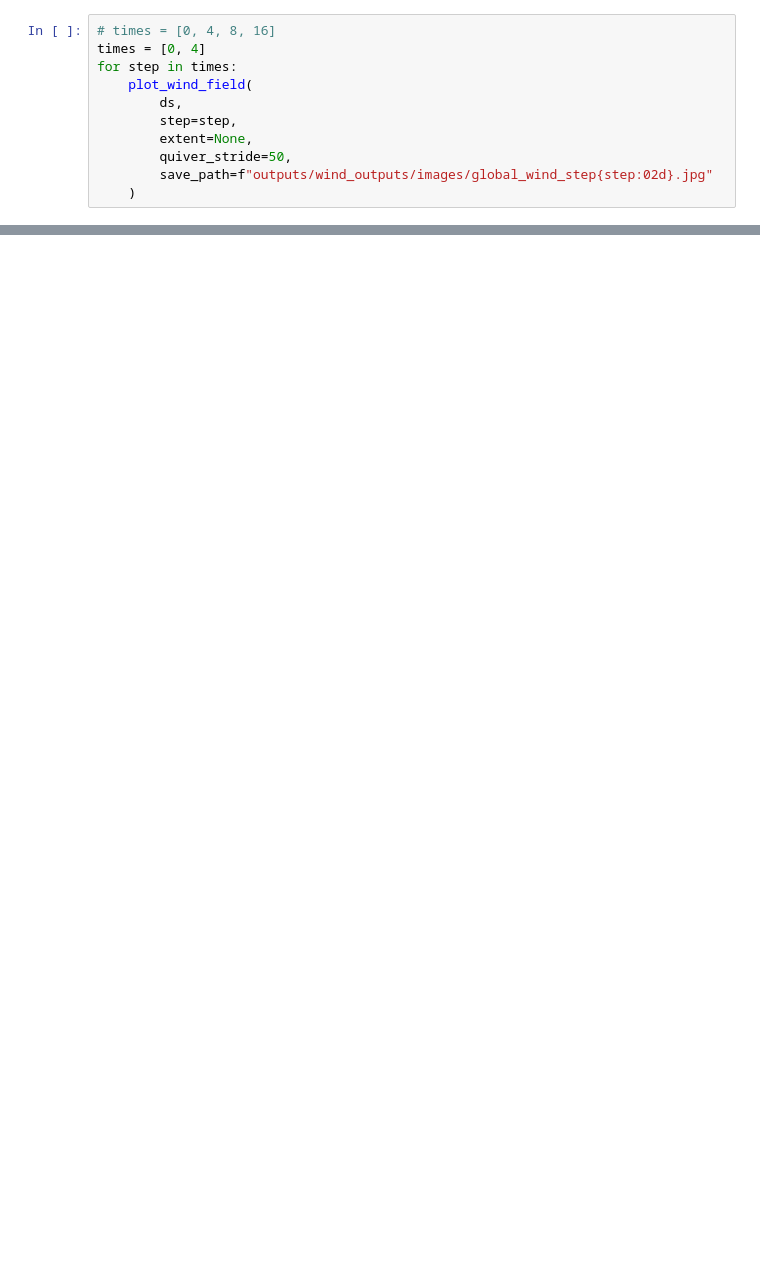
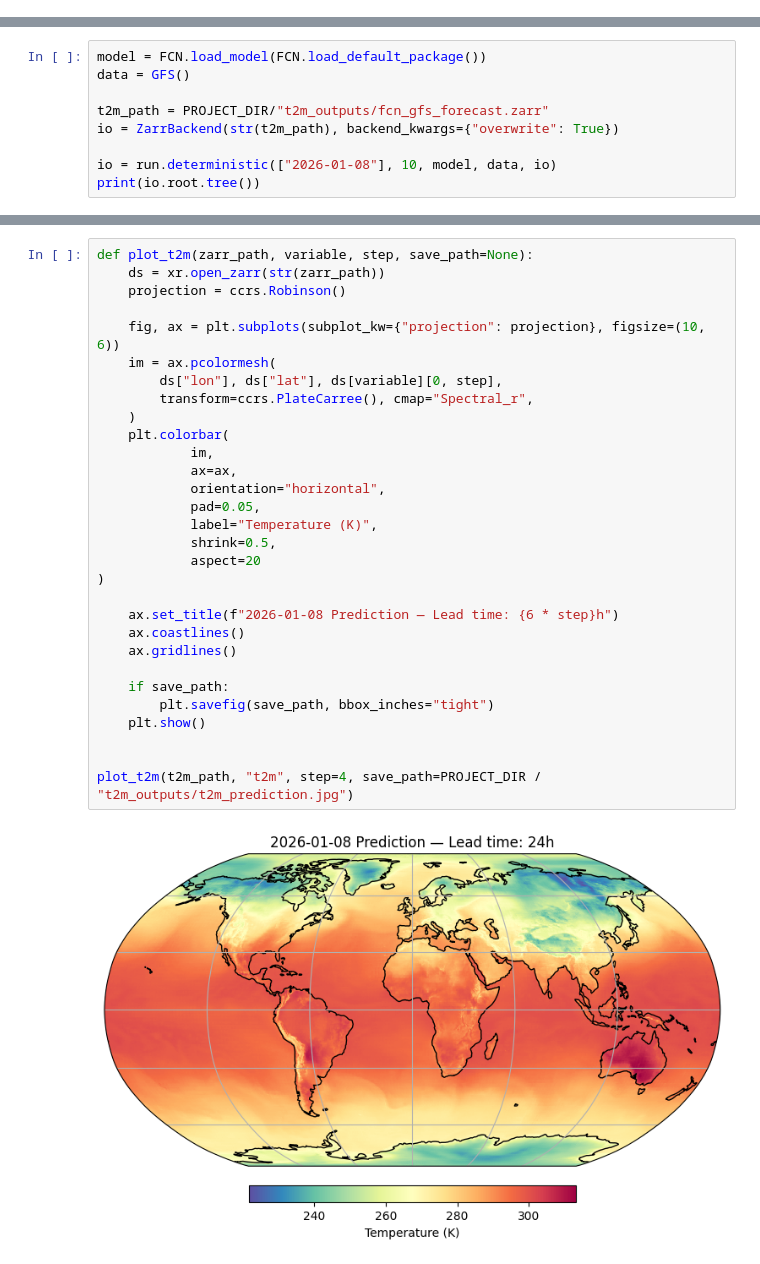
Before and after one commit to ChristianByars/Earth2, a Jupyter notebook: Earth2.ipynb, the cells around one changed output, grey strips where cells are left out. Drawn from its saved outputs; the diff is of its cells as text; blank space fills up the shorter version.

```diff
--- a/Earth2.ipynb
+++ b/Earth2.ipynb
@@ -893,11 +0,0 @@ def plot_wind_field(ds, step, extent=None, title=None,
-# %%
-# times = [0, 4, 8, 16]
-times = [0, 4]
-for step in times:
-    plot_wind_field(
-        ds,
-        step=step,
-        extent=None,
-        quiver_stride=50,
-        save_path=f"outputs/wind_outputs/images/global_wind_step{step:02d}.jpg"
-    )
@@ -925,0 +50,9 @@ Notes:
+# %%
+model = FCN.load_model(FCN.load_default_package())
+data = GFS()
+
+t2m_path = PROJECT_DIR/"t2m_outputs/fcn_gfs_forecast.zarr"
+io = ZarrBackend(str(t2m_path), backend_kwargs={"overwrite": True})
+
+io = run.deterministic(["2026-01-08"], 10, model, data, io)
+print(io.root.tree())
@@ -925,0 +89,32 @@ Notes:
+# %%
+def plot_t2m(zarr_path, variable, step, save_path=None):
+    ds = xr.open_zarr(str(zarr_path))
+    projection = ccrs.Robinson()
+
+    fig, ax = plt.subplots(subplot_kw={"projection": projection}, figsize=(10, 6))
+    im = ax.pcolormesh(
+        ds["lon"], ds["lat"], ds[variable][0, step],
+        transform=ccrs.PlateCarree(), cmap="Spectral_r",
+    )
+    plt.colorbar(
+            im,
+            ax=ax,
+            orientation="horizontal",
+            pad=0.05,
+            label="Temperature (K)",
+            shrink=0.5,
+            aspect=20
+)
+
+    ax.set_title(f"2026-01-08 Prediction — Lead time: {6 * step}h")
+    ax.coastlines()
+    ax.gridlines()
+
+    if save_path:
+        plt.savefig(save_path, bbox_inches="tight")
+    plt.show()
+
+
+plot_t2m(t2m_path, "t2m", step=4, save_path=PROJECT_DIR / "t2m_outputs/t2m_prediction.jpg")
+# %% [output]
+[figure, added]
```
Also changed, not shown: parts of 63 cells of this notebook, 9 other files.
